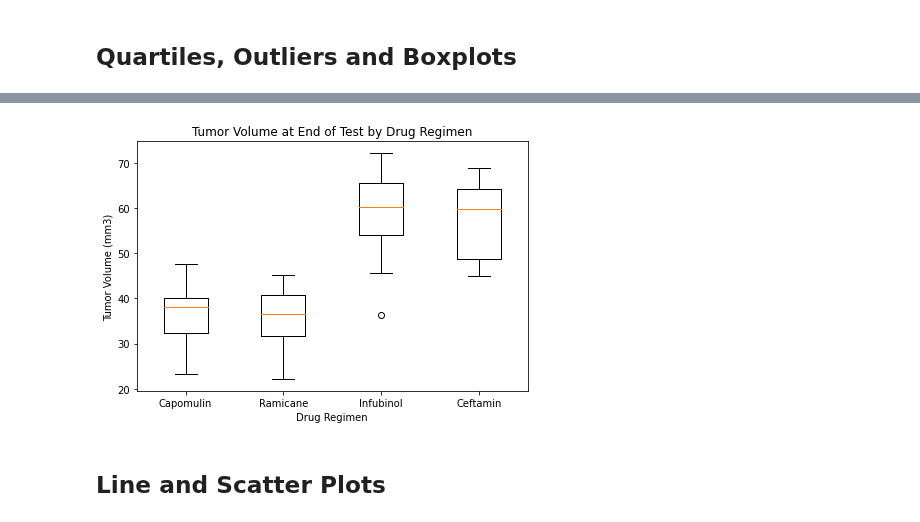
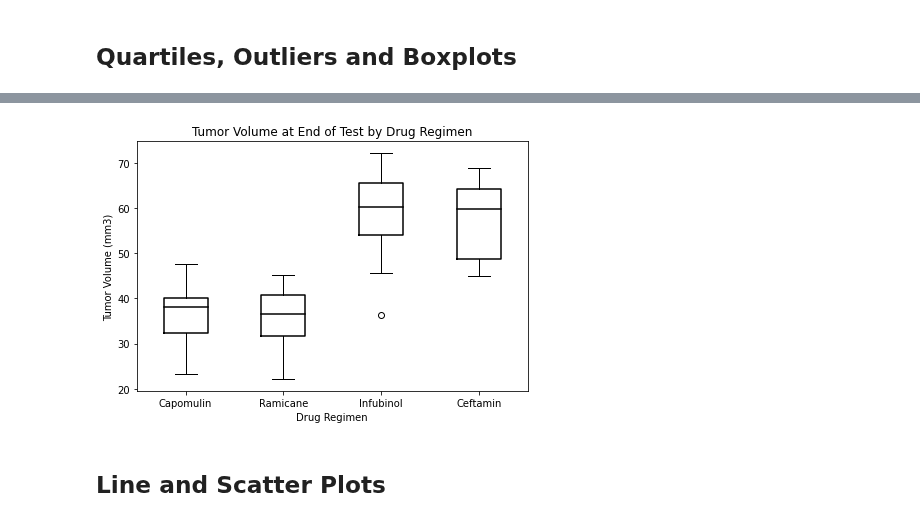
Before and after one commit to jimbleslilley/matplotlib-challenge, a Jupyter notebook: pymaceuticals_JL.ipynb, the cells around one changed output, grey strips where cells are left out. Drawn from its saved outputs; the diff is of its cells as text; code cells hidden in the pictures.

```diff
--- a/pymaceuticals_JL.ipynb
+++ b/pymaceuticals_JL.ipynb
@@ -272,15 +282,12 @@ lowerq_list = []
 upperq_list = []
 iqr_list = []
 norm_test_list = []
+outlow_list = []
+outhigh_list = []
 
-#'Mouse ID', 'Drug Regimen', 'Sex', 'Age_months', 'Weight (g)',
-#       'Timepoint', 'Tumor Volume (mm3)', 'Metastatic Sites', 'endpoint'
 
-eg = pd.DataFrame(
-    {'Mouse ID':[], 'Drug Regimen':[], 'Sex':[], 'Age_months':[], 'Weight (g)':[],
-     'Timepoint':[], 'Tumor Volume (mm3)':[], 'Metastatic Sites':[], 'endpoint':[]
-     }
-)
+#empty dataframe to store outliers
+outliers_table = pd.DataFrame({})
 
 for treat in treatments:
     #find tumour vol and append to list
@@ -292,17 +299,23 @@ for treat in treatments:
     lowerq = quartiles[0.25]
     upperq = quartiles[0.75]
     iqr = upperq-lowerq
-    norm_test = quartiles,lowerq,upperq,iqr,st.normaltest(quart_drug_df["Tumor Volume (mm3)"])
+    outlow = (lowerq - (iqr * 1.5))
+    outhigh = (upperq + (iqr * 1.5))
+    norm_test = st.normaltest(quart_drug_df[quart_drug_df["Drug Regimen"] == treat]["Tumor Volume (mm3)"])
 
+    #append to lists for printout
     lowerq_list.append(lowerq)
     upperq_list.append(upperq)
     iqr_list.append(iqr)
     norm_test_list.append(norm_test)
+    outlow_list.append(outlow)
+    outhigh_list.append(outhigh)
 
+    #filter outliers into new dataset
     drugspec = quart_drug_df.loc[quart_drug_df["Drug Regimen"] == treat]
+    outliers = drugspec.loc[(drugspec["Tumor Volume (mm3)"] < outlow) |(drugspec["Tumor Volume (mm3)"] > outhigh)]
+    outliers_table = outliers_table.append(outliers)
 
-    outliers = drugspec.loc[(drugspec["Tumor Volume (mm3)"] < lowerq) |(drugspec["Tumor Volume (mm3)"] > upperq)]
-    eg.append(outliers)
 
 quart_tested_count = len(quart_drug_df["Drug Regimen"])
 quart_outlier_count = len(outliers["Drug Regimen"])
@@ -310,5 +323,18 @@ quart_outlier_count = len(outliers["Drug Regimen"])
 
 #print the information out so it can be reviewed
 
-eg
+
+for norm in norm_test_list:
+    drug = treatments[(norm_test_list.index(norm))]
+    lowq = lowerq_list[(norm_test_list.index(norm))]
+    highq = upperq_list[(norm_test_list.index(norm))]
+    outl = round(outlow_list[(norm_test_list.index(norm))],2)
+    outh = round(outhigh_list[(norm_test_list.index(norm))],2)
+    total_mice = len(mice_endpoint[mice_endpoint["Drug Regimen"] == drug])
+    outlier_count = len(outliers_table[outliers_table["Drug Regimen"] == drug])
+
+    print(f"{drug} had the results: \n{norm}\nLower Bound: {lowq} (Outliers would be below: {outl})\nUpper Bound: {highq} (Outliers would be above: {outh})")
+    print(f"{outlier_count} outliers found out of {total_mice} mice tested for {drug}.")
+
+outliers_table
 # %% [output]
@@ -316,13 +363,18 @@ eg
 # %%
 # Generate a box plot of the final tumor volume of each mouse across four regimens of interest
-plt.boxplot(tumor_vol_tank, labels=treatments)
+
+boxprops = dict(color="black",linewidth=1.5)
+medianprops = dict(color="black",linewidth=1.5)
+
+
+plt.boxplot(tumor_vol_tank, labels=treatments, boxprops=boxprops,medianprops=medianprops)
 plt.tight_layout()
 plt.title("Tumor Volume at End of Test by Drug Regimen")
 plt.xlabel("Drug Regimen")
 plt.ylabel("Tumor Volume (mm3)")
 plt.show()
 # %% [output]
-[figure, old version]
+[figure, new version]
 # %% [markdown]
 ## Line and Scatter Plots
 # %%
```
Also changed, not shown: parts of 7 cells of this notebook.
